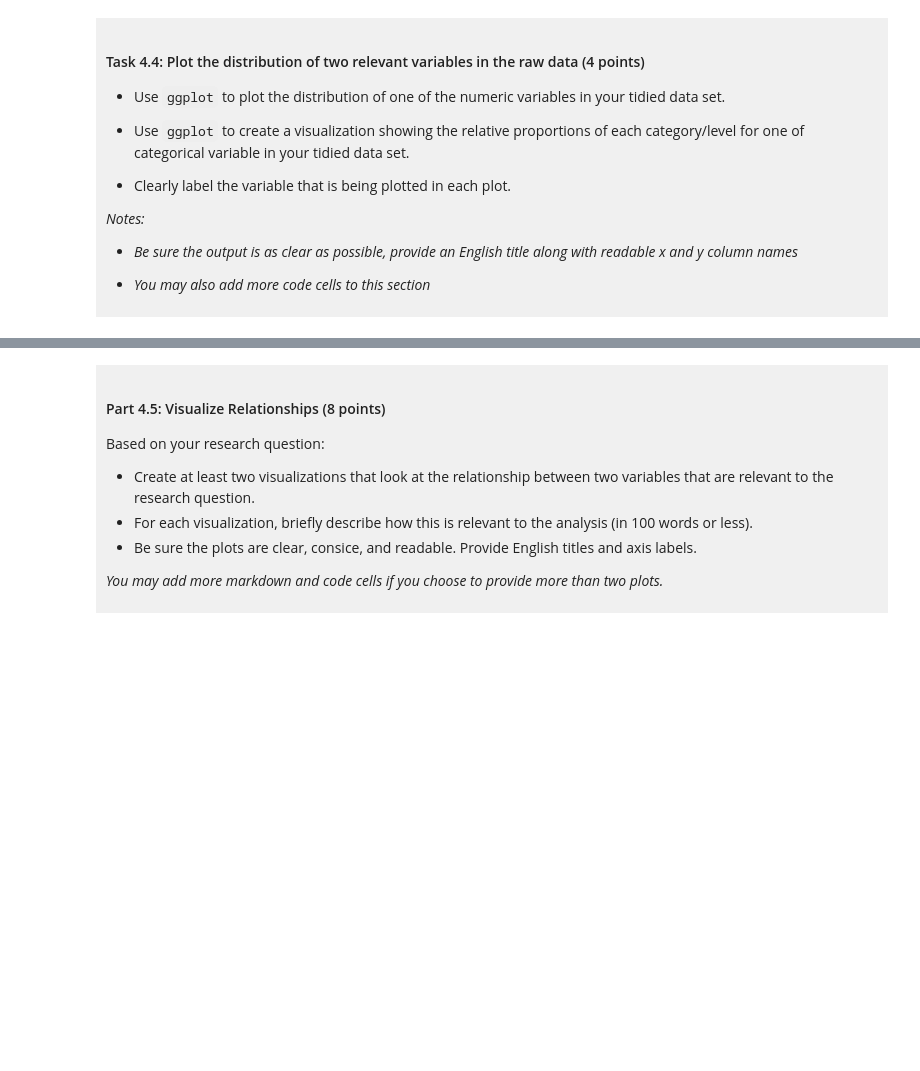
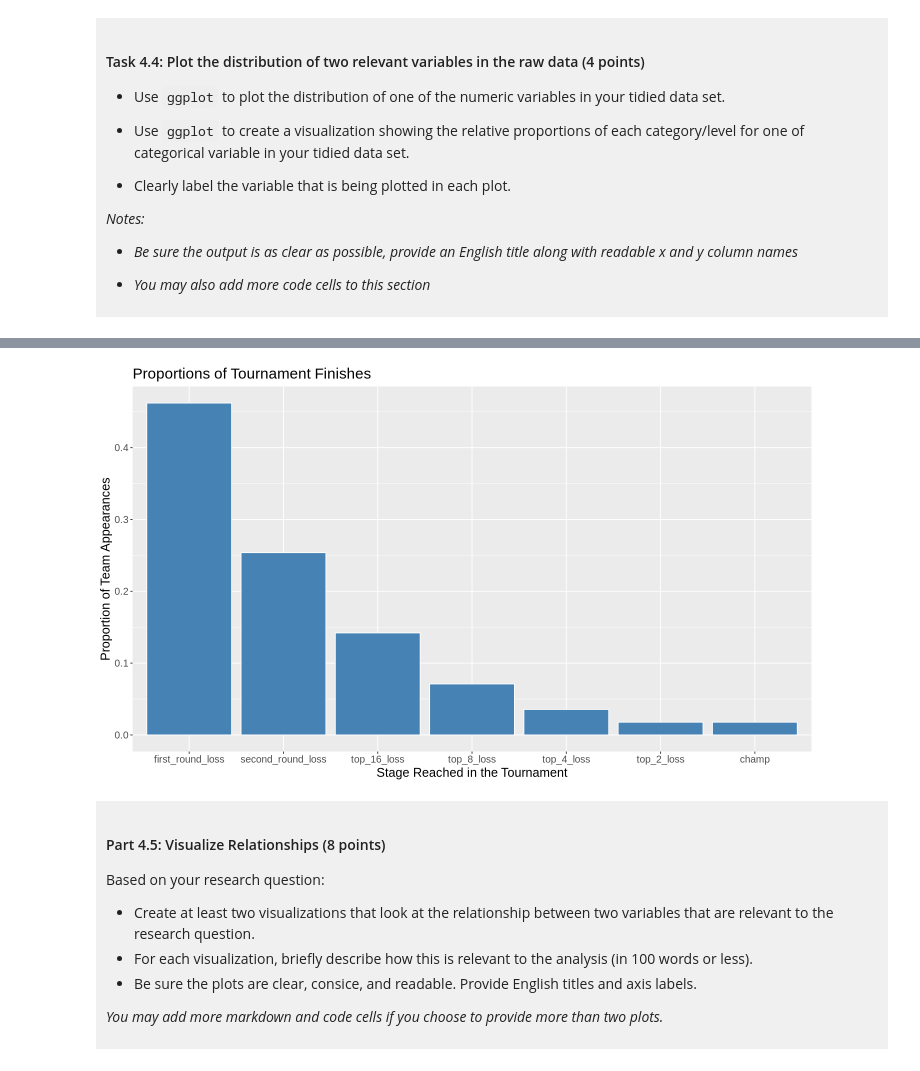
Before and after one commit to myanhvo-ubc/dsci-100-project-myanh-vo, a Jupyter notebook: dsci-100-project-notebook.ipynb, the cells around one changed output, grey strips where cells are left out. Cells and saved outputs as stored; diff of their text form; code cells hidden in the pictures; blank space fills up the shorter version.

```diff
--- a/dsci-100-project-notebook.ipynb
+++ b/dsci-100-project-notebook.ipynb
@@ -310,5 +356,22 @@ You will refine your research question (if needed) and produce a tidy data set.
 # %%
-### EDIT THIS CODE CELL FOR PLOT 2 ###
+#Set plot dimensions
+options(repr.plot.width = 12, repr.plot.height = 7)
+
+#Count team appearances in each tournament finish category
+tourney_finish_proportions <- women_march_tidy |>
+group_by(tourney_finish) |> summarize(count = n()) |>
+
+#Calculate proportion of each tournament finish category
+mutate(proportion = count / sum(count))
+
+#Create a bar plot shows the proportion in each tournament-finish category
+tourney_finish_plot <- ggplot(tourney_finish_proportions,aes(x = fct_reorder(tourney_finish, proportion, .desc = TRUE), y = proportion)) +
+geom_bar(stat = "identity", fill = "steelblue", color = "white") +
+labs(x = "Stage Reached in the Tournament",y = "Proportion of Team Appearances") +
+ggtitle("Proportions of Tournament Finishes") + theme(text = element_text(size=15))
+tourney_finish_plot
+# %% [output]
+[figure, added]
 # %% [markdown]
 <div style="background-color: #f0f0f0; padding: 10px;">
 
```
Also changed, not shown: parts of 13 cells of this notebook.
